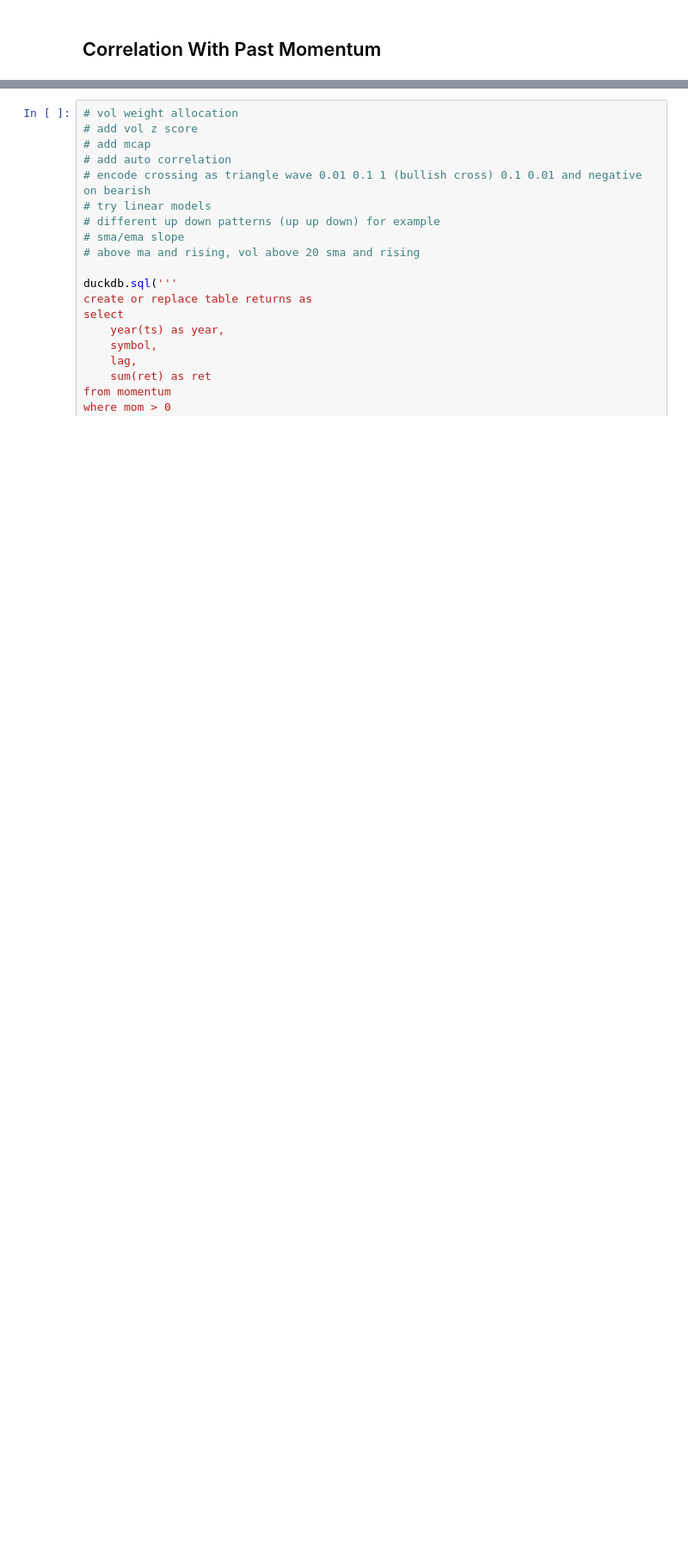
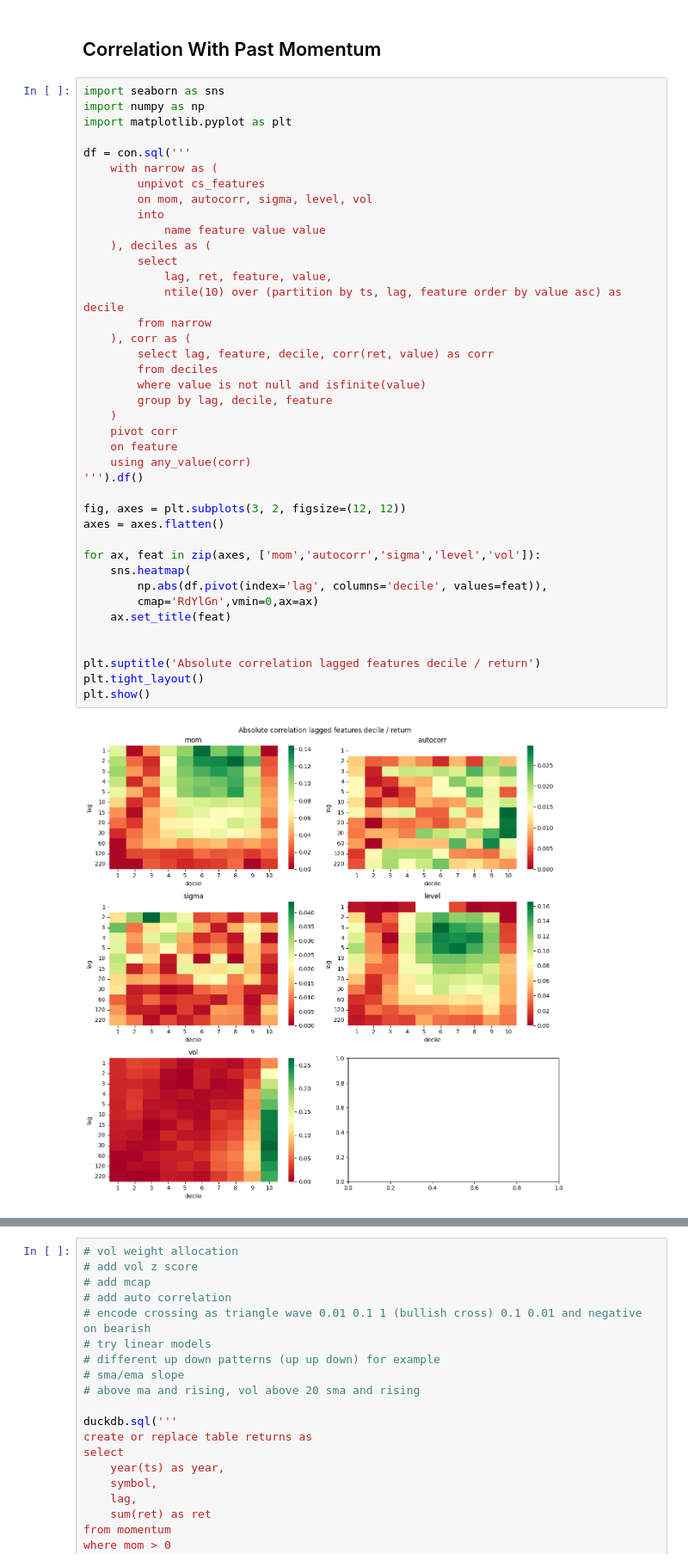
Before and after one commit to flanfly/studies, a Jupyter notebook: duckdb.ipynb, the cells around one changed output, grey strips where cells are left out. Shown: that part at 86% size. Saved outputs shown, nothing was run; the diff lists cells and outputs as text; blank space fills up the shorter version.

Commit message:
feature engineering and return correlation

```diff
--- a/duckdb.ipynb
+++ b/duckdb.ipynb
@@ -250,3 +203,45 @@ plt.show()
 # %% [markdown]
 Correlation With Past Momentum
 ------------------------------
+# %%
+import seaborn as sns
+import numpy as np
+import matplotlib.pyplot as plt
+
+df = con.sql('''
+    with narrow as (
+        unpivot cs_features
+        on mom, autocorr, sigma, level, vol
+        into
+            name feature value value
+    ), deciles as (
+        select
+            lag, ret, feature, value,
+            ntile(10) over (partition by ts, lag, feature order by value asc) as decile
+        from narrow
+    ), corr as (
+        select lag, feature, decile, corr(ret, value) as corr
+        from deciles
+        where value is not null and isfinite(value)
+        group by lag, decile, feature
+    )
+    pivot corr
+    on feature
+    using any_value(corr)
+''').df()
+
+fig, axes = plt.subplots(3, 2, figsize=(12, 12))
+axes = axes.flatten()
+
+for ax, feat in zip(axes, ['mom','autocorr','sigma','level','vol']):
+    sns.heatmap(
+        np.abs(df.pivot(index='lag', columns='decile', values=feat)),
+        cmap='RdYlGn',vmin=0,ax=ax)
+    ax.set_title(feat)
+
+
+plt.suptitle('Absolute correlation lagged features decile / return')
+plt.tight_layout()
+plt.show()
+# %% [output]
+[figure, added]
```
Also changed, not shown: parts of 6 cells of this notebook, 5 other files.
